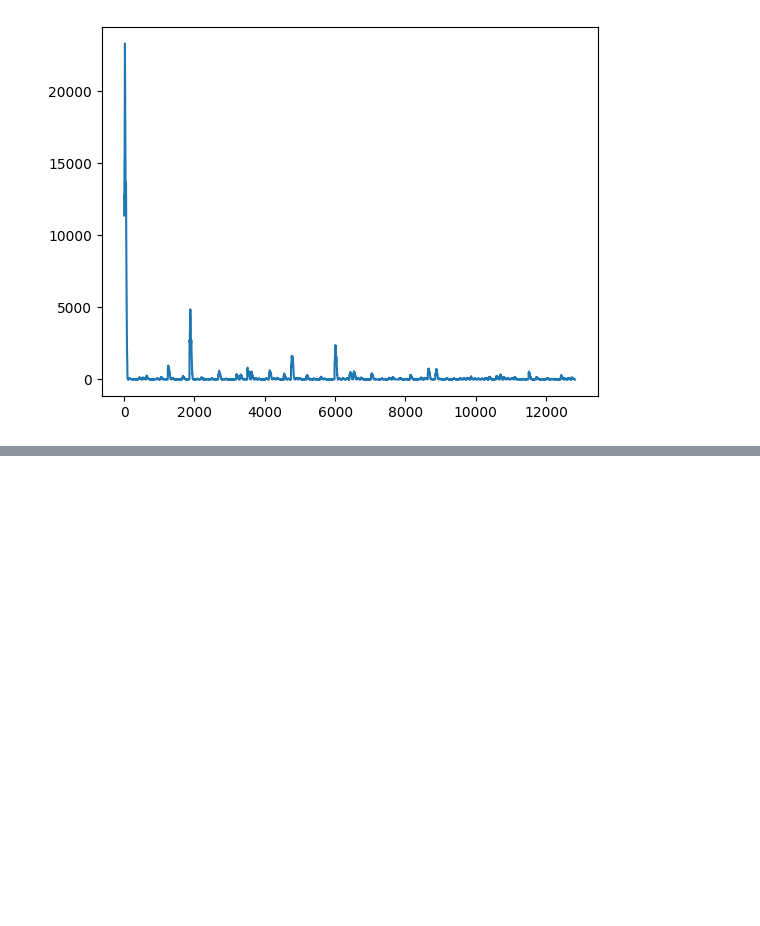
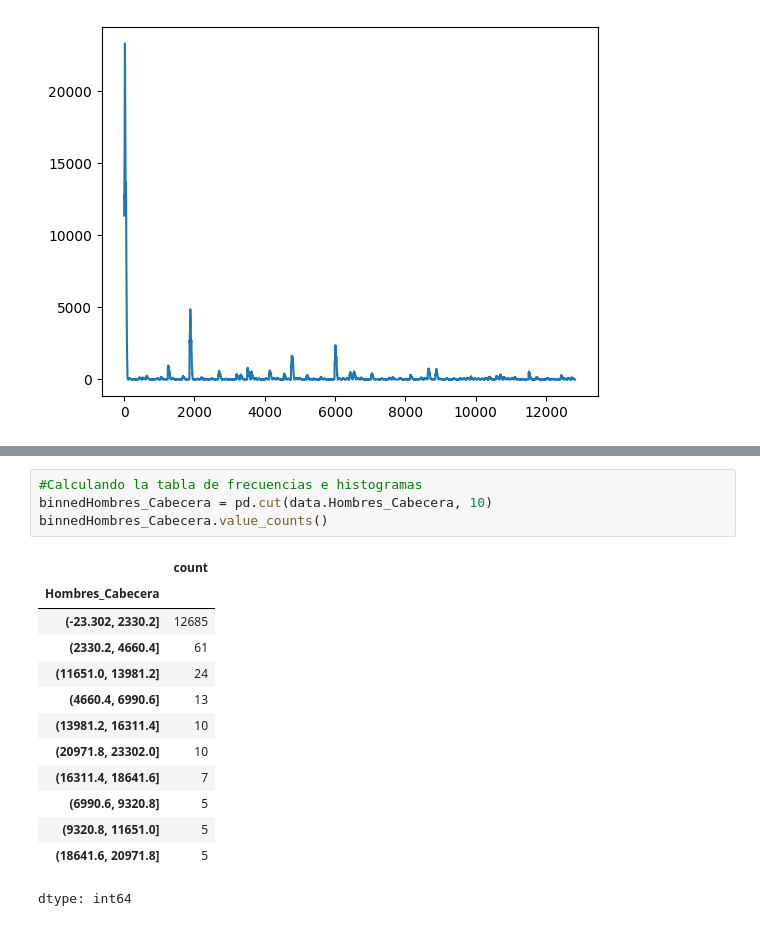
Before and after one commit to JuanGiraldo01/CIENCIAS_DATOS, a Jupyter notebook: Metricas_Medidas_centrales.ipynb, the cells around one changed output, grey strips where cells are left out. Saved outputs shown, nothing was run; the diff lists cells and outputs as text; blank space fills up the shorter version.

```diff
--- a/Metricas_Medidas_centrales.ipynb
+++ b/Metricas_Medidas_centrales.ipynb
@@ -235,0 +295,18 @@ plt.show()
+# %%
+#Calculando la tabla de frecuencias e histogramas
+binnedHombres_Cabecera = pd.cut(data.Hombres_Cabecera, 10)
+binnedHombres_Cabecera.value_counts()
+# %% [output]
+|  | count |
+| Hombres_Cabecera |  |
+| (-23.302, 2330.2] | 12685 |
+| (2330.2, 4660.4] | 61 |
+| (11651.0, 13981.2] | 24 |
+| (4660.4, 6990.6] | 13 |
+| (13981.2, 16311.4] | 10 |
+| (20971.8, 23302.0] | 10 |
+| (16311.4, 18641.6] | 7 |
+| (6990.6, 9320.8] | 5 |
+| (9320.8, 11651.0] | 5 |
+| (18641.6, 20971.8] | 5 |
+dtype: int64
```
Also changed, not shown: parts of 18 cells of this notebook.
